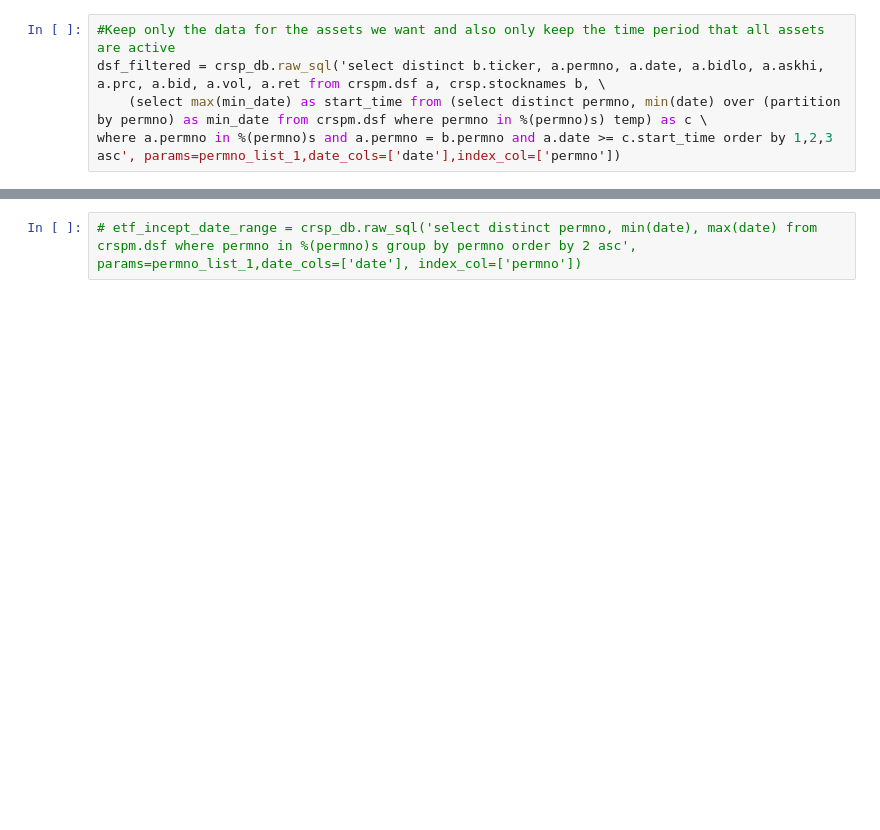
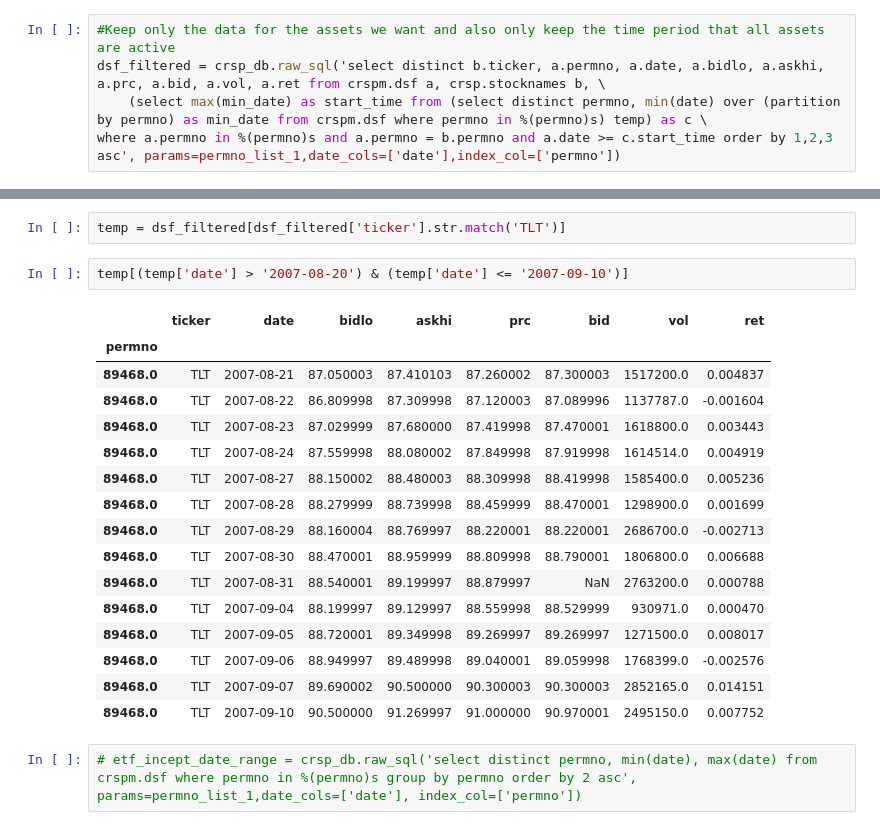
Before and after one commit to ningtong88/Capstone_TDAmeritrade, a Jupyter notebook: TDAmeritrade Portfolio Rebalancing.ipynb, the cells around one changed output, grey strips where cells are left out. Cells and saved outputs as stored; diff of their text form; blank space fills up the shorter version.

```diff
--- a/TDAmeritrade Portfolio Rebalancing.ipynb
+++ b/TDAmeritrade Portfolio Rebalancing.ipynb
@@ -108,3 +137,24 @@ where a.permno in %(permno)s and a.permno = b.permno and a.date >= c.start_time
+# %%
+temp = dsf_filtered[dsf_filtered['ticker'].str.match('TLT')]
+# %%
+temp[(temp['date'] > '2007-08-20') & (temp['date'] <= '2007-09-10')]
+# %% [output]
+|  | ticker | date | bidlo | askhi | prc | bid | vol | ret |
+| permno |  |  |  |  |  |  |  |  |
+| 89468.0 | TLT | 2007-08-21 | 87.050003 | 87.410103 | 87.260002 | 87.300003 | 1517200.0 | 0.004837 |
+| 89468.0 | TLT | 2007-08-22 | 86.809998 | 87.309998 | 87.120003 | 87.089996 | 1137787.0 | -0.001604 |
+| 89468.0 | TLT | 2007-08-23 | 87.029999 | 87.680000 | 87.419998 | 87.470001 | 1618800.0 | 0.003443 |
+| 89468.0 | TLT | 2007-08-24 | 87.559998 | 88.080002 | 87.849998 | 87.919998 | 1614514.0 | 0.004919 |
+| 89468.0 | TLT | 2007-08-27 | 88.150002 | 88.480003 | 88.309998 | 88.419998 | 1585400.0 | 0.005236 |
+| 89468.0 | TLT | 2007-08-28 | 88.279999 | 88.739998 | 88.459999 | 88.470001 | 1298900.0 | 0.001699 |
+| 89468.0 | TLT | 2007-08-29 | 88.160004 | 88.769997 | 88.220001 | 88.220001 | 2686700.0 | -0.002713 |
+| 89468.0 | TLT | 2007-08-30 | 88.470001 | 88.959999 | 88.809998 | 88.790001 | 1806800.0 | 0.006688 |
+| 89468.0 | TLT | 2007-08-31 | 88.540001 | 89.199997 | 88.879997 | NaN | 2763200.0 | 0.000788 |
+| 89468.0 | TLT | 2007-09-04 | 88.199997 | 89.129997 | 88.559998 | 88.529999 | 930971.0 | 0.000470 |
+| 89468.0 | TLT | 2007-09-05 | 88.720001 | 89.349998 | 89.269997 | 89.269997 | 1271500.0 | 0.008017 |
+| 89468.0 | TLT | 2007-09-06 | 88.949997 | 89.489998 | 89.040001 | 89.059998 | 1768399.0 | -0.002576 |
+| 89468.0 | TLT | 2007-09-07 | 89.690002 | 90.500000 | 90.300003 | 90.300003 | 2852165.0 | 0.014151 |
+| 89468.0 | TLT | 2007-09-10 | 90.500000 | 91.269997 | 91.000000 | 90.970001 | 2495150.0 | 0.007752 |
 # %%
 # etf_incept_date_range = crsp_db.raw_sql('select distinct permno, min(date), max(date) from crspm.dsf where permno in %(permno)s group by permno order by 2 asc', params=permno_list_1,date_cols=['date'], index_col=['permno'])
 # %%
```
Also changed, not shown: parts of 7 cells of this notebook.
